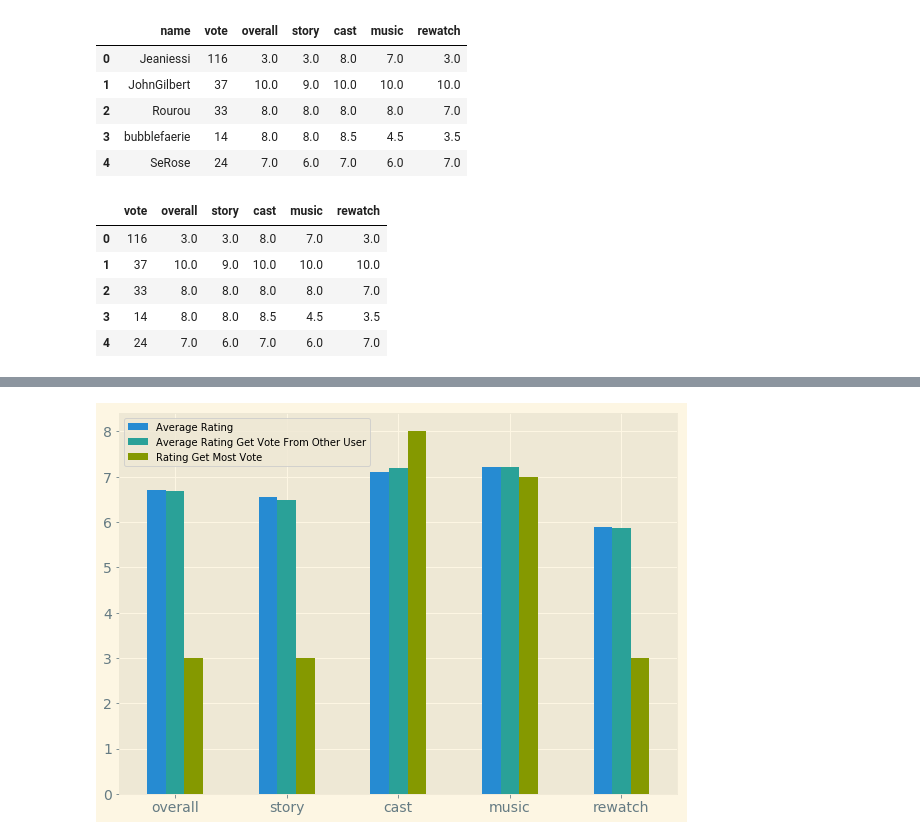
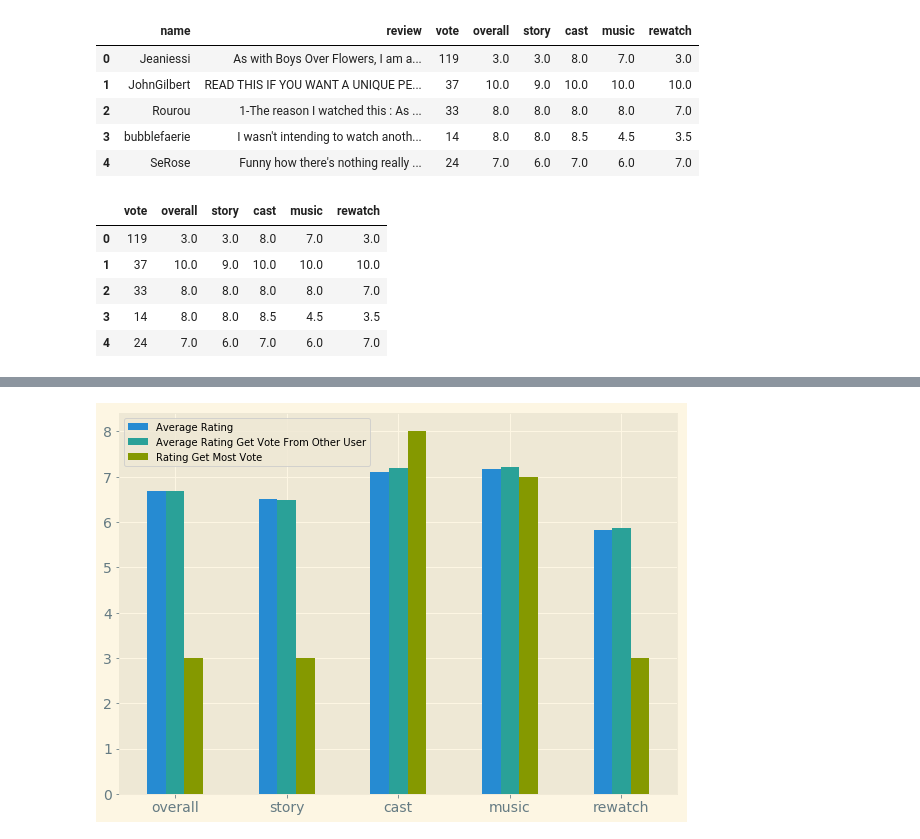
Before and after one commit to wangdianyh/web, a Jupyter notebook: assets/data/other_versions_review.ipynb, the cells around one changed output, grey strips where cells are left out. Drawn from its saved outputs; the diff is of its cells as text; code cells hidden in the pictures.

```diff
--- a/assets/data/other_versions_review.ipynb
+++ b/assets/data/other_versions_review.ipynb
@@ -74,19 +74,19 @@ Rectangle(xy=(3734, 3.75), width=3705, height=0.5, angle=0)
 # %%
-korea_v = pd.read_csv('review.csv')
+korea_v = pd.read_csv('review_new.csv')
 korea_v.head()
 # %% [output]
-|  | name | vote | overall | story | cast | music | rewatch |
-| 0 | Jeaniessi | 116 | 3.0 | 3.0 | 8.0 | 7.0 | 3.0 |
-| 1 | JohnGilbert | 37 | 10.0 | 9.0 | 10.0 | 10.0 | 10.0 |
-| 2 | Rourou | 33 | 8.0 | 8.0 | 8.0 | 8.0 | 7.0 |
-| 3 | bubblefaerie | 14 | 8.0 | 8.0 | 8.5 | 4.5 | 3.5 |
-| 4 | SeRose | 24 | 7.0 | 6.0 | 7.0 | 6.0 | 7.0 |
+|  | name | review | vote | overall | story | cast | music | rewatch |
+| 0 | Jeaniessi | As with Boys Over Flowers, I am a... | 119 | 3.0 | 3.0 | 8.0 | 7.0 | 3.0 |
+| 1 | JohnGilbert | READ THIS IF YOU WANT A UNIQUE PE... | 37 | 10.0 | 9.0 | 10.0 | 10.0 | 10.0 |
+| 2 | Rourou | 1-The reason I watched this : As ... | 33 | 8.0 | 8.0 | 8.0 | 8.0 | 7.0 |
+| 3 | bubblefaerie | I wasn't intending to watch anoth... | 14 | 8.0 | 8.0 | 8.5 | 4.5 | 3.5 |
+| 4 | SeRose | Funny how there's nothing really ... | 24 | 7.0 | 6.0 | 7.0 | 6.0 | 7.0 |
 # %%
-korea_r =korea_v.drop(columns=['name'])
+korea_r =korea_v.drop(columns=['name', 'review'])
 korea_r.head()
 # %% [output]
 |  | vote | overall | story | cast | music | rewatch |
-| 0 | 116 | 3.0 | 3.0 | 8.0 | 7.0 | 3.0 |
+| 0 | 119 | 3.0 | 3.0 | 8.0 | 7.0 | 3.0 |
 | 1 | 37 | 10.0 | 9.0 | 10.0 | 10.0 | 10.0 |
 | 2 | 33 | 8.0 | 8.0 | 8.0 | 8.0 | 7.0 |
 | 3 | 14 | 8.0 | 8.0 | 8.5 | 4.5 | 3.5 |
```
Also changed, not shown: parts of 20 cells of this notebook, 24 other files.
